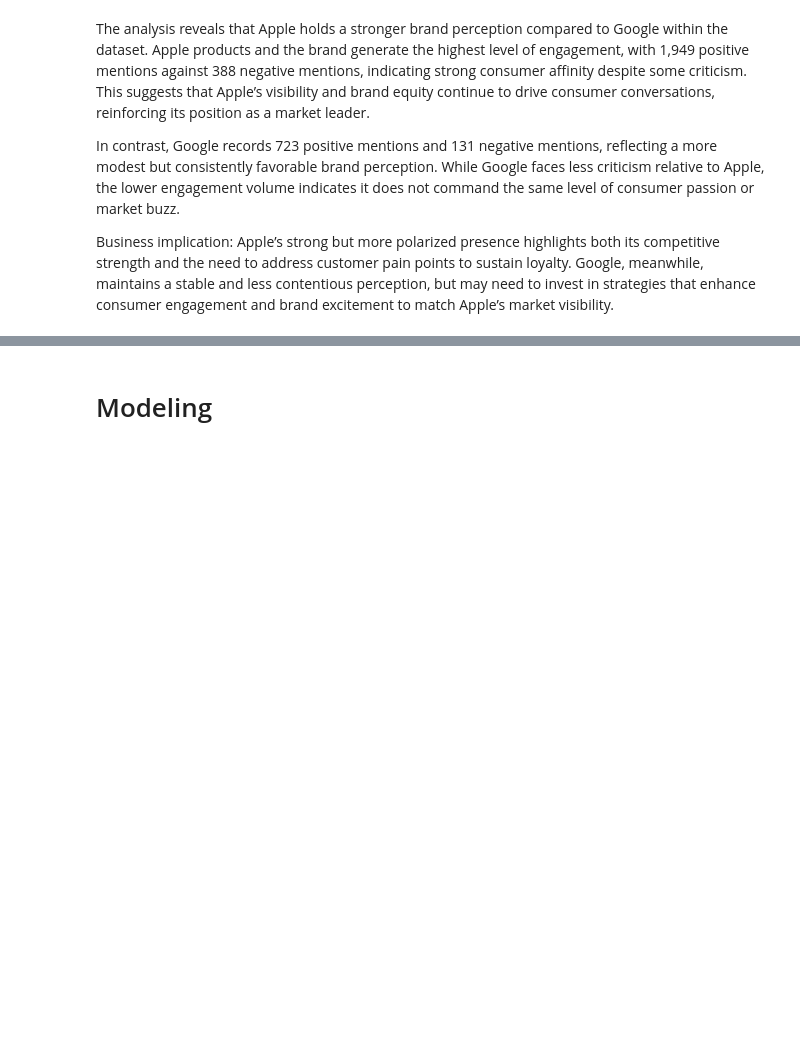
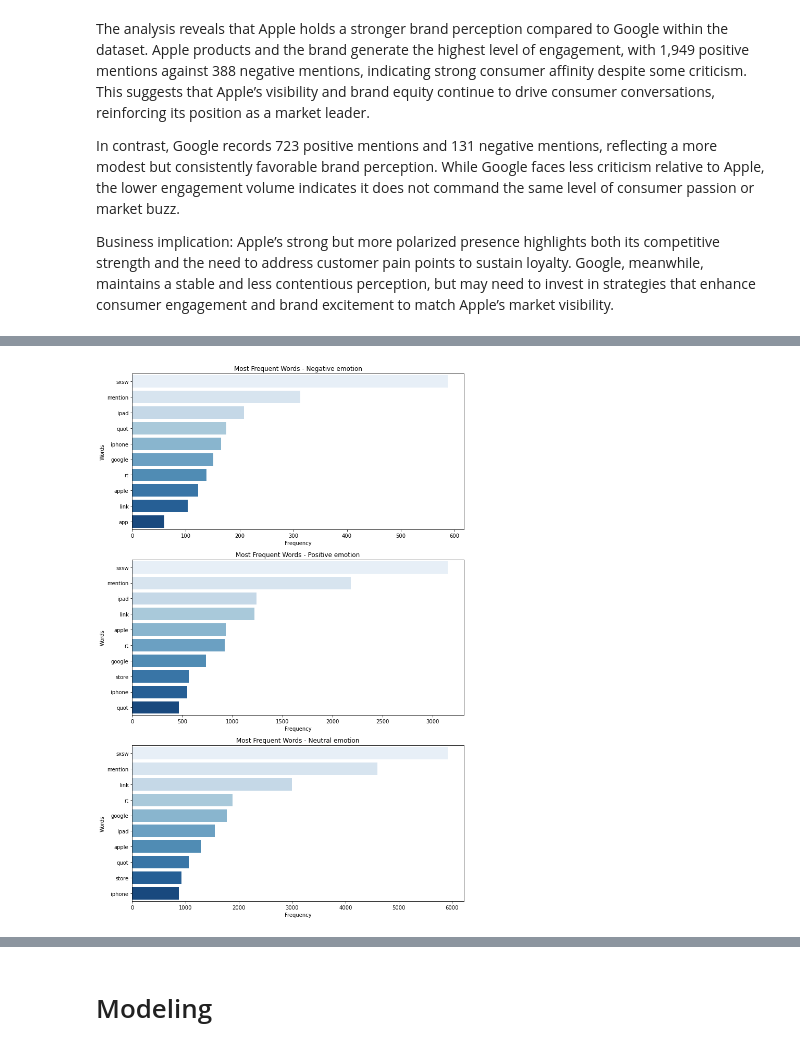
Before and after one commit to Murugi001/Group_5_Phase_4_Project, a Jupyter notebook: index.ipynb, the cells around one changed output, grey strips where cells are left out. Saved outputs shown, nothing was run; the diff lists cells and outputs as text; code cells hidden in the pictures; blank space fills up the shorter version.

```diff
--- a/index.ipynb
+++ b/index.ipynb
@@ -249,0 +290,42 @@ plt.show()
+# %%
+from collections import Counter
+import matplotlib.pyplot as plt
+import seaborn as sns
+
+# Function to get most common words for a given sentiment
+def get_top_words(df, sentiment_col, tokens_col, sentiment, n=10):
+    # Filter by sentiment
+    subset = df[df[sentiment_col] == sentiment]
+
+    # Flatten tokens
+    tokens = [word for tokens in subset[tokens_col] for word in tokens]
+
+    # Get frequencies
+    freq = Counter(tokens).most_common(n)
+    return freq
+
+# Unique sentiment labels
+sentiments = df["is_there_an_emotion_directed_at_a_brand_or_product"].unique()
+
+# Setup plots
+fig, axes = plt.subplots(len(sentiments), 1, figsize=(10, 5*len(sentiments)))
+
+if len(sentiments) == 1:  # handle case of single sentiment
+    axes = [axes]
+
+for i, sentiment in enumerate(sentiments):
+    freq = get_top_words(df, "is_there_an_emotion_directed_at_a_brand_or_product", "tokens", sentiment, n=10)
+
+    if freq:  # avoid empty plots
+        words, counts = zip(*freq)
+        sns.barplot(x=list(counts), y=list(words), ax=axes[i], palette="Blues")
+        axes[i].set_title(f"Most Frequent Words - {sentiment}")
+        axes[i].set_xlabel("Frequency")
+        axes[i].set_ylabel("Words")
+    else:
+        axes[i].set_visible(False)
+
+plt.tight_layout()
+plt.show()
+# %% [output]
+[figure, added]
```
Also changed, not shown: parts of 17 cells of this notebook.
